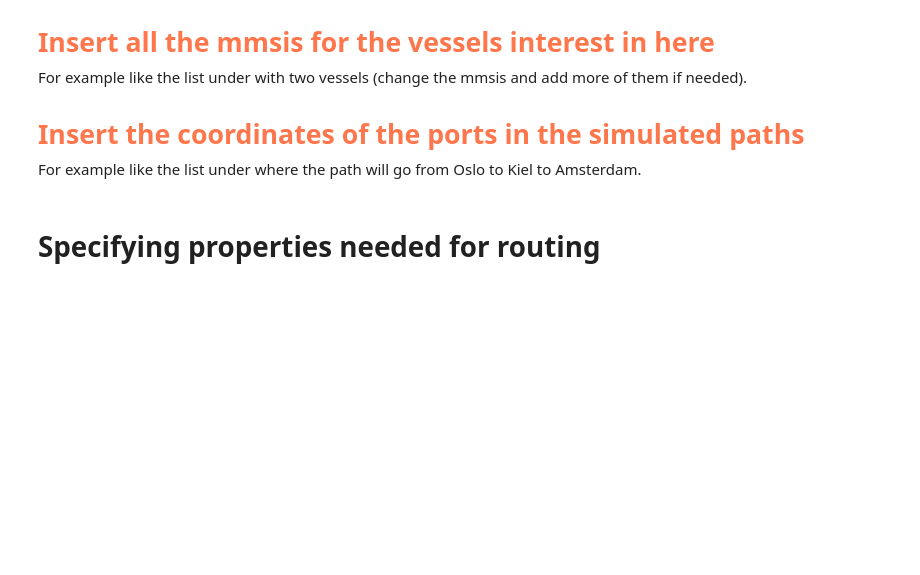
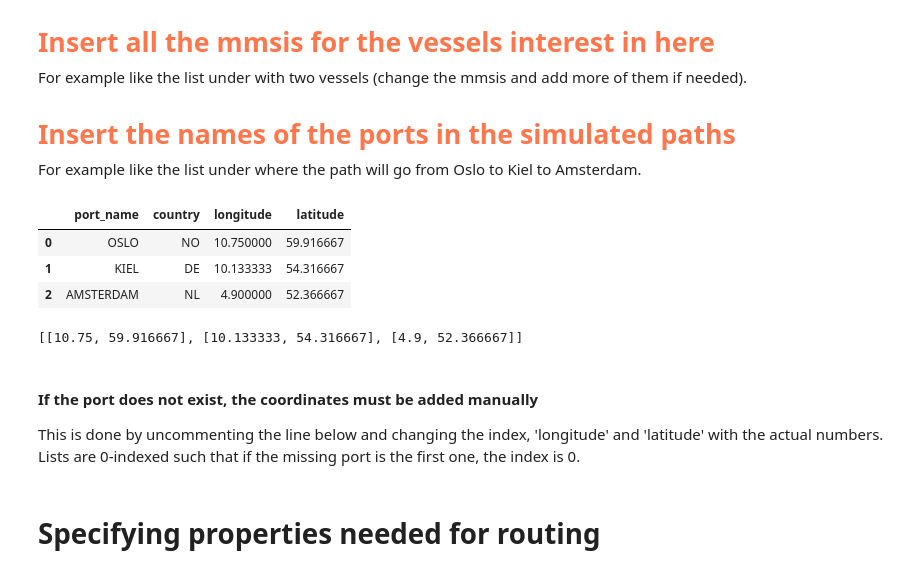
Before and after one commit to C4IROcean/OceanDataConnector, a Jupyter notebook: Data Products/Simulator, Comparing Emissions.ipynb, the cells around one changed output. Cells and saved outputs as stored; diff of their text form; code cells hidden in the pictures; blank space fills up the shorter version.

```diff
--- a/Data Products/Simulator, Comparing Emissions.ipynb
+++ b/Data Products/Simulator, Comparing Emissions.ipynb
@@ -24,6 +25,6 @@ import typing
 mmsis = [212552000, 319009700]
 # %% [markdown]
 <p> </p>
- <p style="color:#FE774C; font-size:20pt; font-weight:bold"> Insert the coordinates of the ports in the simulated paths </p>
+ <p style="color:#FE774C; font-size:20pt; font-weight:bold"> Insert the names of the ports in the simulated paths </p>
 <p> For example like the list under where the path will go from Oslo to Kiel to Amsterdam. </p>
 # %%
@@ -30,0 +34,14 @@ coordinates = [[10.736223,59.904479], [10.143301,54.320150],[4.8079,52.412]]
+# %%
+df_ports
+# %% [output]
+|  | port_name | country | longitude | latitude |
+| 0 | OSLO | NO | 10.750000 | 59.916667 |
+| 1 | KIEL | DE | 10.133333 | 54.316667 |
+| 2 | AMSTERDAM | NL | 4.900000 | 52.366667 |
+# %%
+coordinates
+# %% [output]
+[[10.75, 59.916667], [10.133333, 54.316667], [4.9, 52.366667]]
+# %% [markdown]
+#### If the port does not exist, the coordinates must be added manually
+This is done by uncommenting the line below and changing the index, 'longitude' and 'latitude' with the actual numbers. Lists are 0-indexed such that if the missing port is the first one, the index is 0.
```
Also changed, not shown: parts of 8 cells of this notebook, 2 other files.
